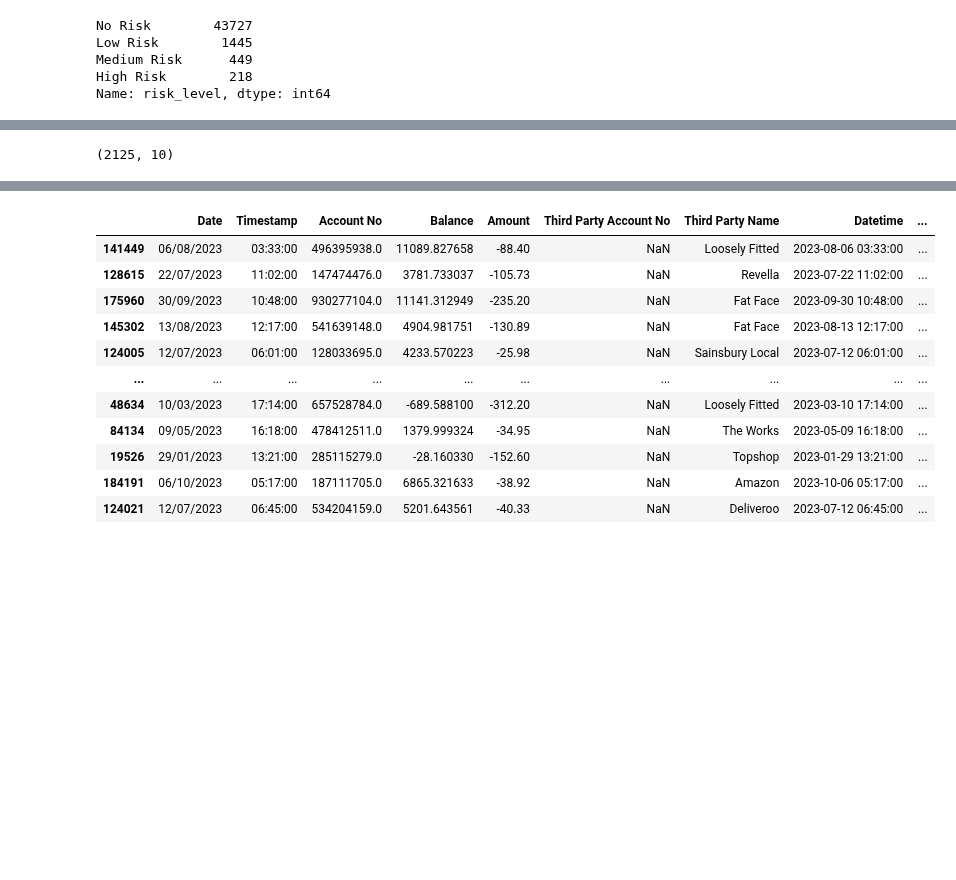
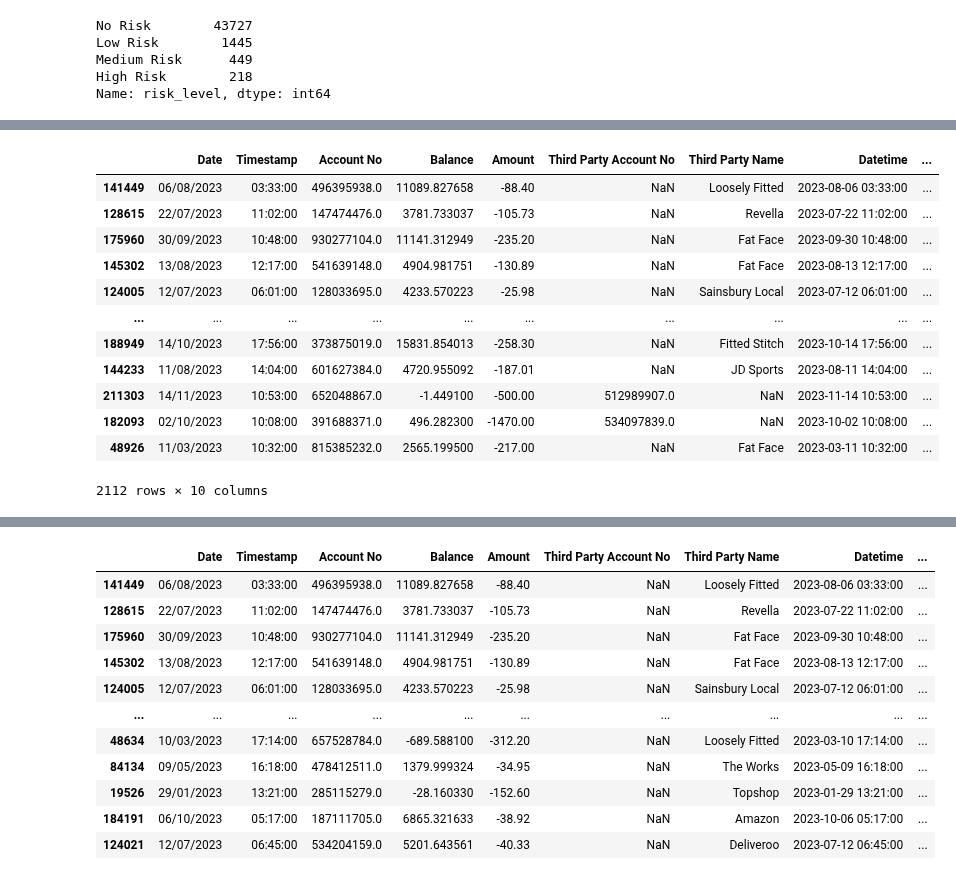
Before and after one commit to UoB-DSMP-2023-24/dsmp-2024-group27, a Jupyter notebook: AnomalyDetection/AnomalyDetection-Dataset2-Final .ipynb, the cells around one changed output, grey strips where cells are left out. Drawn from its saved outputs; the diff is of its cells as text; code cells hidden in the pictures; blank space fills up the shorter version.

```diff
--- a/AnomalyDetection/AnomalyDetection-Dataset2-Final .ipynb
+++ b/AnomalyDetection/AnomalyDetection-Dataset2-Final .ipynb
@@ -427,5 +400,0 @@ high_risk_expenditures = testing_transactions_expenditures[testing_transactions_
-# %%
-testing_transactions_payments= testing_transactions[testing_transactions['Amount']> 0]
-testing_transactions_payments.shape
-# %% [output]
-(2125, 10)
@@ -439,0 +401,18 @@ high_risk_payments = testing_transactions_payments[testing_transactions_payments
+# %%
+all_anomalous_transactions = pd.concat([low_risk_transactions, medium_risk_transactions, high_risk_transactions])
+# %%
+all_anomalous_transactions
+# %% [output]
+|  | Date | Timestamp | Account No | Balance | Amount | Third Party Account No | Third Party Name | Datetime | ... |
+| 141449 | 06/08/2023 | 03:33:00 | 496395938.0 | 11089.827658 | -88.40 | NaN | Loosely Fitted | 2023-08-06 03:33:00 | ... |
+| 128615 | 22/07/2023 | 11:02:00 | 147474476.0 | 3781.733037 | -105.73 | NaN | Revella | 2023-07-22 11:02:00 | ... |
+| 175960 | 30/09/2023 | 10:48:00 | 930277104.0 | 11141.312949 | -235.20 | NaN | Fat Face | 2023-09-30 10:48:00 | ... |
+| 145302 | 13/08/2023 | 12:17:00 | 541639148.0 | 4904.981751 | -130.89 | NaN | Fat Face | 2023-08-13 12:17:00 | ... |
+| 124005 | 12/07/2023 | 06:01:00 | 128033695.0 | 4233.570223 | -25.98 | NaN | Sainsbury Local | 2023-07-12 06:01:00 | ... |
+| ... | ... | ... | ... | ... | ... | ... | ... | ... | ... |
+| 188949 | 14/10/2023 | 17:56:00 | 373875019.0 | 15831.854013 | -258.30 | NaN | Fitted Stitch | 2023-10-14 17:56:00 | ... |
+| 144233 | 11/08/2023 | 14:04:00 | 601627384.0 | 4720.955092 | -187.01 | NaN | JD Sports | 2023-08-11 14:04:00 | ... |
+| 211303 | 14/11/2023 | 10:53:00 | 652048867.0 | -1.449100 | -500.00 | 512989907.0 | NaN | 2023-11-14 10:53:00 | ... |
+| 182093 | 02/10/2023 | 10:08:00 | 391688371.0 | 496.282300 | -1470.00 | 534097839.0 | NaN | 2023-10-02 10:08:00 | ... |
+| 48926 | 11/03/2023 | 10:32:00 | 815385232.0 | 2565.199500 | -217.00 | NaN | Fat Face | 2023-03-11 10:32:00 | ... |
+2112 rows × 10 columns
```
Also changed, not shown: parts of 46 cells of this notebook, 4 other files.
